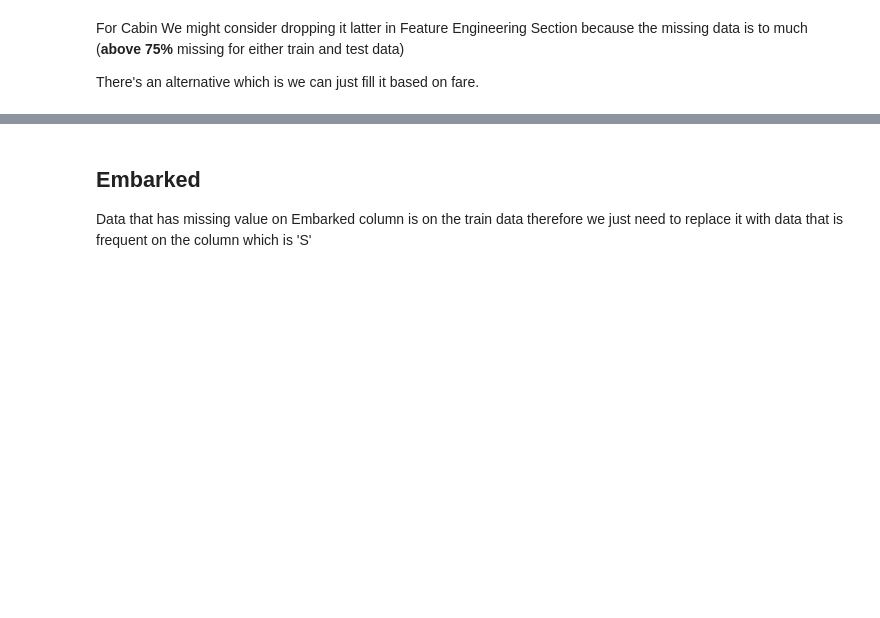
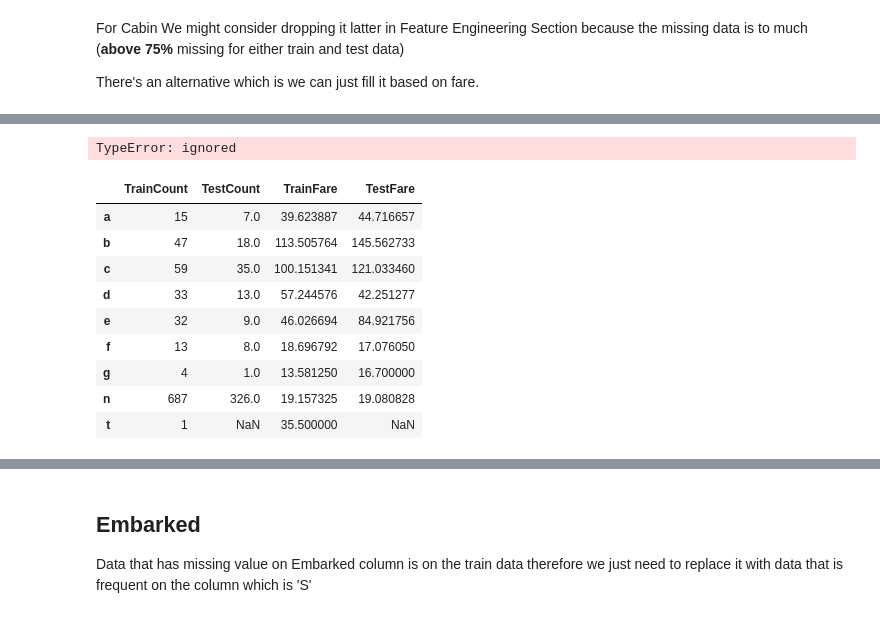
Before and after one commit to marcellinus-witarsah/dataScienceMiniProjects, a Jupyter notebook: TitanicSurvivalModel/Titanic Third.ipynb, the cells around one changed output, grey strips where cells are left out. Drawn from its saved outputs; the diff is of its cells as text; code cells hidden in the pictures; blank space fills up the shorter version.

```diff
--- a/TitanicSurvivalModel/Titanic Third.ipynb
+++ b/TitanicSurvivalModel/Titanic Third.ipynb
@@ -327,0 +352,43 @@ Name: Fare, dtype: float64
+# %%
+def fill_missing_cabin_train(data):
+  if data < 14:
+    return 'g'
+  elif data < 19:
+    return 'f'
+  elif data < 35:
+    return 't'
+  elif data < 19:
+    return 'f'
+  elif data < 19:
+    return 'f'
+  elif data < 19:
+    return 'f'
+  elif data < 19:
+    return 'f'
+  elif data < 19:
+    return 'f'
+  elif data < 19:
+    return 'f'
+# %% [output]
+TypeError: ignored
+# %%
+train_cabin_fare = titanic_train.groupby('CabinCode')['Fare'].mean()
+test_cabin_fare = titanic_test.groupby('CabinCode')['Fare'].mean()
+train_cabin_count = titanic_train.groupby('CabinCode')['Fare'].count()
+test_cabin_count = titanic_test.groupby('CabinCode')['Fare'].count()
+
+# datafram from storing
+cabin_count_fare = pd.concat(objs=[train_cabin_count, test_cabin_count, train_cabin_fare, test_cabin_fare],
+          keys=['TrainCount', 'TestCount', 'TrainFare', 'TestFare'],
+          axis=1)
+# %% [output]
+|  | TrainCount | TestCount | TrainFare | TestFare |
+| a | 15 | 7.0 | 39.623887 | 44.716657 |
+| b | 47 | 18.0 | 113.505764 | 145.562733 |
+| c | 59 | 35.0 | 100.151341 | 121.033460 |
+| d | 33 | 13.0 | 57.244576 | 42.251277 |
+| e | 32 | 9.0 | 46.026694 | 84.921756 |
+| f | 13 | 8.0 | 18.696792 | 17.076050 |
+| g | 4 | 1.0 | 13.581250 | 16.700000 |
+| n | 687 | 326.0 | 19.157325 | 19.080828 |
+| t | 1 | NaN | 35.500000 | NaN |
```
Also changed, not shown: parts of 6 cells of this notebook.
